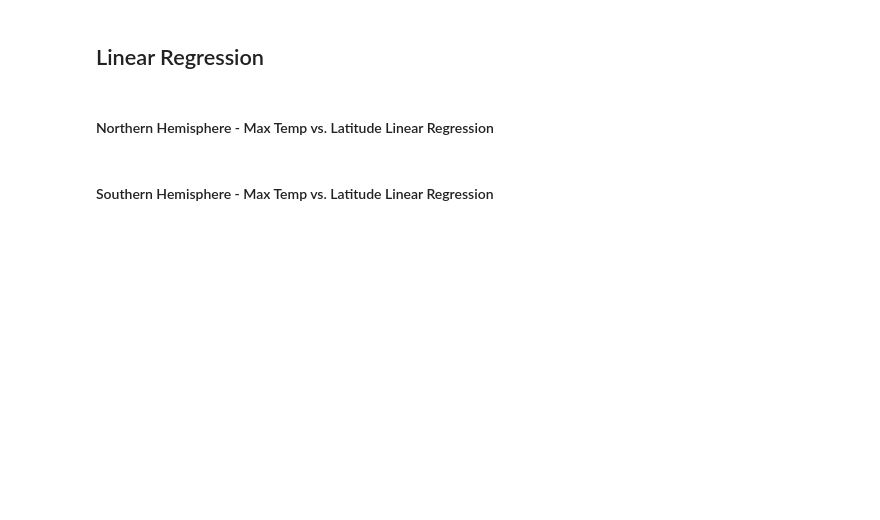
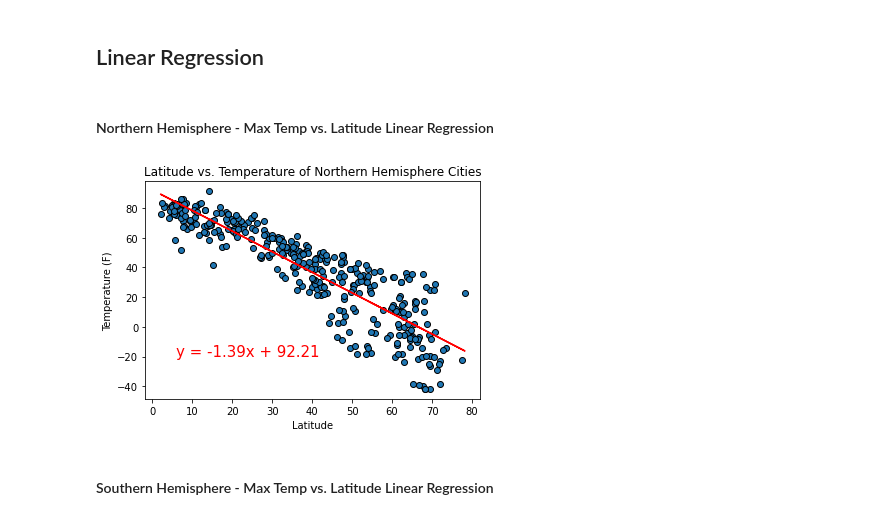
Before and after one commit to ethomps33/Python_APIs_Challenge, a Jupyter notebook: starter_code/Weather/WeatherPy.ipynb, the cells around one changed output. Drawn from its saved outputs; the diff is of its cells as text; code cells hidden in the pictures; blank space fills up the shorter version.

```diff
--- a/starter_code/Weather/WeatherPy.ipynb
+++ b/starter_code/Weather/WeatherPy.ipynb
@@ -210,5 +232,21 @@ plt.show()
 ## Linear Regression
 # %% [markdown]
 ####  Northern Hemisphere - Max Temp vs. Latitude Linear Regression
+# %%
+north_cities = city_weather.loc[city_weather['Lat']>=0]
+x = north_cities['Lat']
+y = north_cities['Temperature']
+(slope, intercept, rvalue, pvalue, stderr) = linregress(x, y)
+regress_values = x * slope + intercept
+line_eq = "y = " + str(round(slope,2)) + "x + " + str(round(intercept,2))
+plt.scatter(x, y, edgecolor='black')
+plt.plot(x,regress_values,"r-")
+plt.annotate(line_eq,(6,-20),fontsize=15,color="red")
+plt.title('Latitude vs. Temperature of Northern Hemisphere Cities')
+plt.xlabel('Latitude')
+plt.ylabel('Temperature (F)')
+plt.show()
+# %% [output]
+[figure, added]
 # %% [markdown]
 ####  Southern Hemisphere - Max Temp vs. Latitude Linear Regression
```
Also changed, not shown: parts of 17 cells of this notebook.
